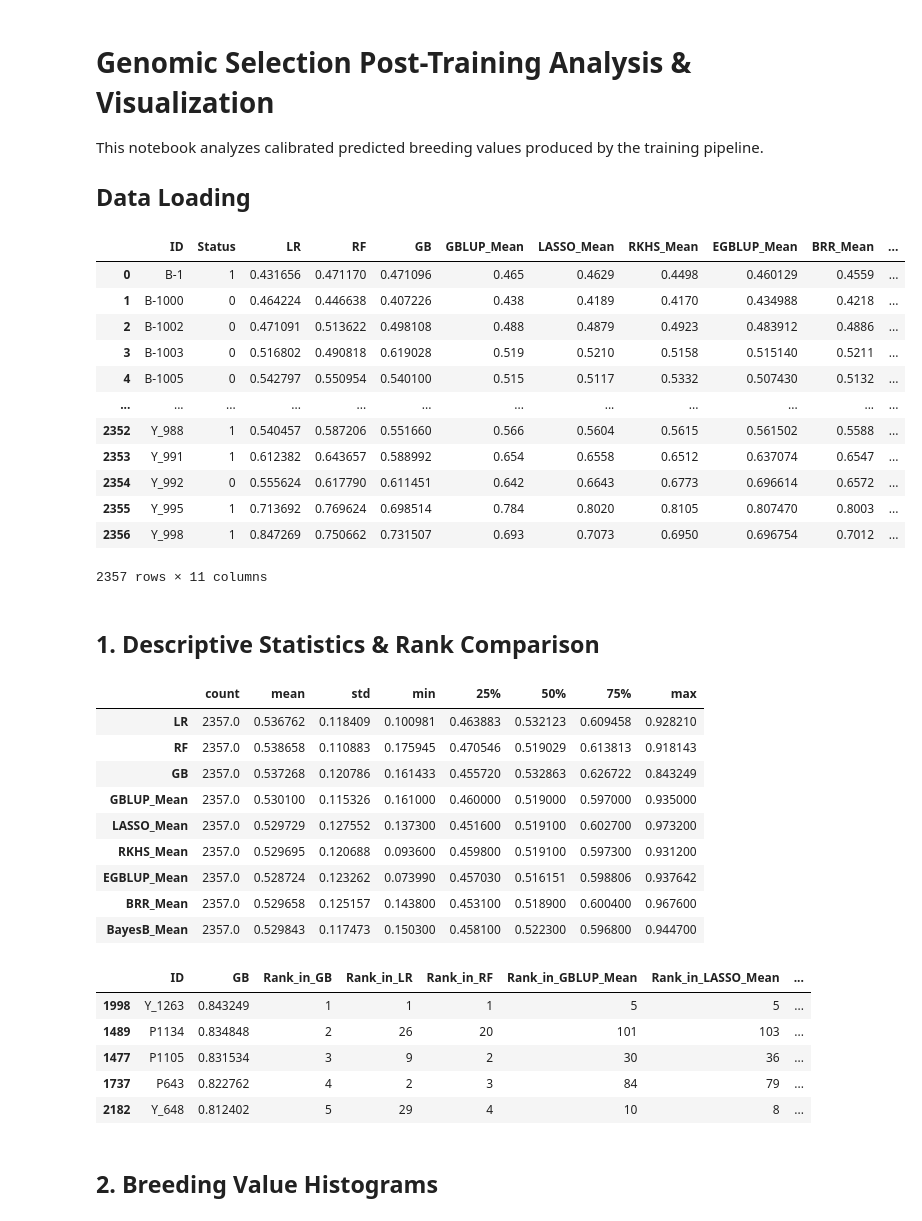
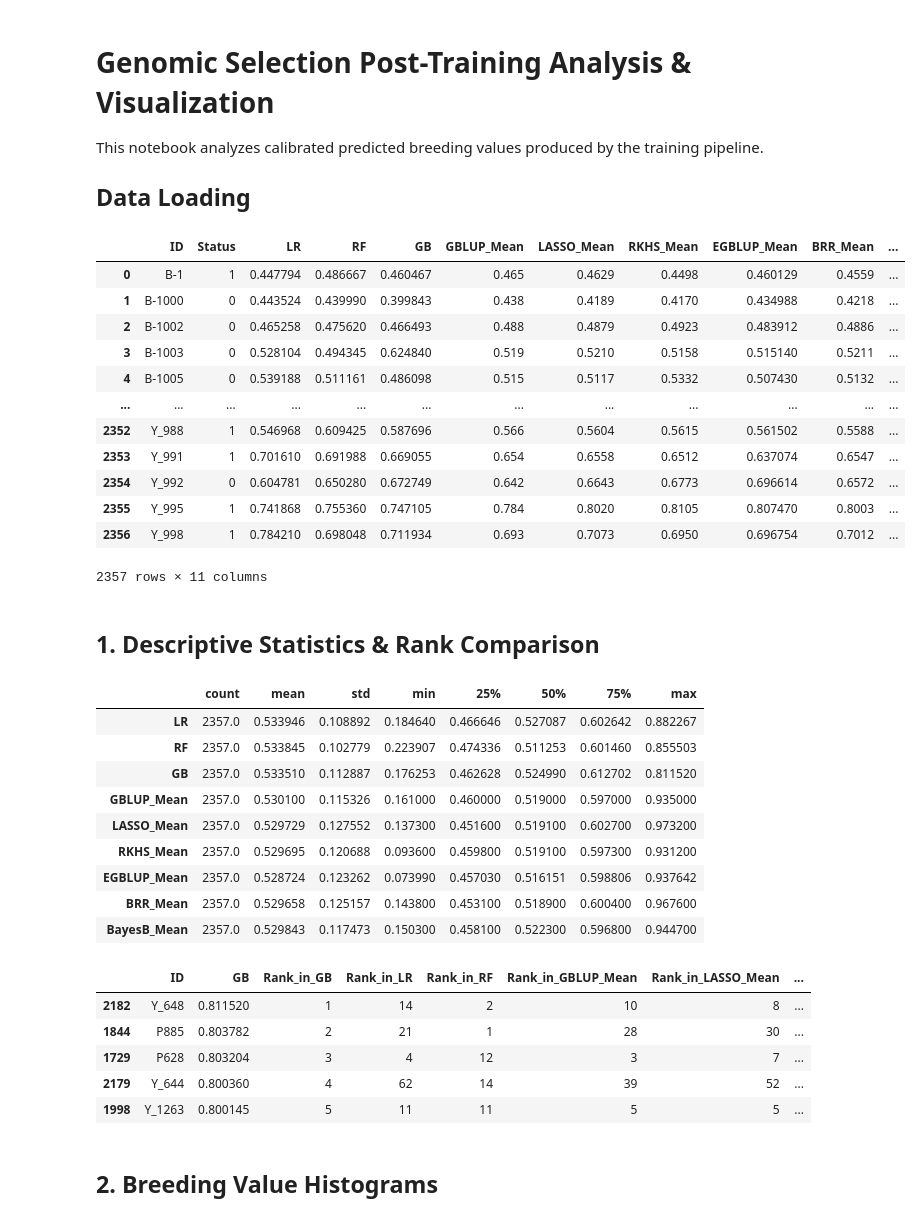
Before and after one commit to henrysun9074/gsAI, a Jupyter notebook: 03b_visualization.ipynb, the cells around one changed output. Drawn from its saved outputs; the diff is of its cells as text; code cells hidden in the pictures.

```diff
--- a/03b_visualization.ipynb
+++ b/03b_visualization.ipynb
@@ -6,31 +6,31 @@ This notebook analyzes calibrated predicted breeding values produced by the trai
 # %%
 import pandas as pd
 import numpy as np
 import matplotlib.pyplot as plt
 import seaborn as sns
 from scipy.stats import pearsonr
 
 ## update file path
-ml_path = "/work/tfs3/gsAI/gebvs/sep10_GEBVs_10foldCV.csv"
+ml_path = "/work/tfs3/gsAI/gebvs/sep11_GEBVs_10foldCV.csv"
 
 df = pd.read_csv(ml_path)
 remove = 'SD'
 drop = df.filter(regex=remove).columns
 df = df.drop(columns=drop)
 df
 # %% [output]
 |  | ID | Status | LR | RF | GB | GBLUP_Mean | LASSO_Mean | RKHS_Mean | EGBLUP_Mean | BRR_Mean | ... |
-| 0 | B-1 | 1 | 0.431656 | 0.471170 | 0.471096 | 0.465 | 0.4629 | 0.4498 | 0.460129 | 0.4559 | ... |
-| 1 | B-1000 | 0 | 0.464224 | 0.446638 | 0.407226 | 0.438 | 0.4189 | 0.4170 | 0.434988 | 0.4218 | ... |
-| 2 | B-1002 | 0 | 0.471091 | 0.513622 | 0.498108 | 0.488 | 0.4879 | 0.4923 | 0.483912 | 0.4886 | ... |
-| 3 | B-1003 | 0 | 0.516802 | 0.490818 | 0.619028 | 0.519 | 0.5210 | 0.5158 | 0.515140 | 0.5211 | ... |
-| 4 | B-1005 | 0 | 0.542797 | 0.550954 | 0.540100 | 0.515 | 0.5117 | 0.5332 | 0.507430 | 0.5132 | ... |
+| 0 | B-1 | 1 | 0.447794 | 0.486667 | 0.460467 | 0.465 | 0.4629 | 0.4498 | 0.460129 | 0.4559 | ... |
+| 1 | B-1000 | 0 | 0.443524 | 0.439990 | 0.399843 | 0.438 | 0.4189 | 0.4170 | 0.434988 | 0.4218 | ... |
+| 2 | B-1002 | 0 | 0.465258 | 0.475620 | 0.466493 | 0.488 | 0.4879 | 0.4923 | 0.483912 | 0.4886 | ... |
+| 3 | B-1003 | 0 | 0.528104 | 0.494345 | 0.624840 | 0.519 | 0.5210 | 0.5158 | 0.515140 | 0.5211 | ... |
+| 4 | B-1005 | 0 | 0.539188 | 0.511161 | 0.486098 | 0.515 | 0.5117 | 0.5332 | 0.507430 | 0.5132 | ... |
 | ... | ... | ... | ... | ... | ... | ... | ... | ... | ... | ... | ... |
-| 2352 | Y_988 | 1 | 0.540457 | 0.587206 | 0.551660 | 0.566 | 0.5604 | 0.5615 | 0.561502 | 0.5588 | ... |
-| 2353 | Y_991 | 1 | 0.612382 | 0.643657 | 0.588992 | 0.654 | 0.6558 | 0.6512 | 0.637074 | 0.6547 | ... |
-| 2354 | Y_992 | 0 | 0.555624 | 0.617790 | 0.611451 | 0.642 | 0.6643 | 0.6773 | 0.696614 | 0.6572 | ... |
-| 2355 | Y_995 | 1 | 0.713692 | 0.769624 | 0.698514 | 0.784 | 0.8020 | 0.8105 | 0.807470 | 0.8003 | ... |
-| 2356 | Y_998 | 1 | 0.847269 | 0.750662 | 0.731507 | 0.693 | 0.7073 | 0.6950 | 0.696754 | 0.7012 | ... |
+| 2352 | Y_988 | 1 | 0.546968 | 0.609425 | 0.587696 | 0.566 | 0.5604 | 0.5615 | 0.561502 | 0.5588 | ... |
+| 2353 | Y_991 | 1 | 0.701610 | 0.691988 | 0.669055 | 0.654 | 0.6558 | 0.6512 | 0.637074 | 0.6547 | ... |
+| 2354 | Y_992 | 0 | 0.604781 | 0.650280 | 0.672749 | 0.642 | 0.6643 | 0.6773 | 0.696614 | 0.6572 | ... |
+| 2355 | Y_995 | 1 | 0.741868 | 0.755360 | 0.747105 | 0.784 | 0.8020 | 0.8105 | 0.807470 | 0.8003 | ... |
+| 2356 | Y_998 | 1 | 0.784210 | 0.698048 | 0.711934 | 0.693 | 0.7073 | 0.6950 | 0.696754 | 0.7012 | ... |
 2357 rows × 11 columns
 # %% [markdown]
 ## 1. Descriptive Statistics & Rank Comparison
@@ -53,9 +53,9 @@ for model in models:
 rankings['GB'].head()
 # %% [output]
 |  | count | mean | std | min | 25% | 50% | 75% | max |
-| LR | 2357.0 | 0.536762 | 0.118409 | 0.100981 | 0.463883 | 0.532123 | 0.609458 | 0.928210 |
-| RF | 2357.0 | 0.538658 | 0.110883 | 0.175945 | 0.470546 | 0.519029 | 0.613813 | 0.918143 |
-| GB | 2357.0 | 0.537268 | 0.120786 | 0.161433 | 0.455720 | 0.532863 | 0.626722 | 0.843249 |
+| LR | 2357.0 | 0.533946 | 0.108892 | 0.184640 | 0.466646 | 0.527087 | 0.602642 | 0.882267 |
+| RF | 2357.0 | 0.533845 | 0.102779 | 0.223907 | 0.474336 | 0.511253 | 0.601460 | 0.855503 |
+| GB | 2357.0 | 0.533510 | 0.112887 | 0.176253 | 0.462628 | 0.524990 | 0.612702 | 0.811520 |
 | GBLUP_Mean | 2357.0 | 0.530100 | 0.115326 | 0.161000 | 0.460000 | 0.519000 | 0.597000 | 0.935000 |
 | LASSO_Mean | 2357.0 | 0.529729 | 0.127552 | 0.137300 | 0.451600 | 0.519100 | 0.602700 | 0.973200 |
 | RKHS_Mean | 2357.0 | 0.529695 | 0.120688 | 0.093600 | 0.459800 | 0.519100 | 0.597300 | 0.931200 |
@@ -63,11 +63,11 @@ rankings['GB'].head()
 | BRR_Mean | 2357.0 | 0.529658 | 0.125157 | 0.143800 | 0.453100 | 0.518900 | 0.600400 | 0.967600 |
 | BayesB_Mean | 2357.0 | 0.529843 | 0.117473 | 0.150300 | 0.458100 | 0.522300 | 0.596800 | 0.944700 |
 |  | ID | GB | Rank_in_GB | Rank_in_LR | Rank_in_RF | Rank_in_GBLUP_Mean | Rank_in_LASSO_Mean | ... |
-| 1998 | Y_1263 | 0.843249 | 1 | 1 | 1 | 5 | 5 | ... |
-| 1489 | P1134 | 0.834848 | 2 | 26 | 20 | 101 | 103 | ... |
-| 1477 | P1105 | 0.831534 | 3 | 9 | 2 | 30 | 36 | ... |
-| 1737 | P643 | 0.822762 | 4 | 2 | 3 | 84 | 79 | ... |
-| 2182 | Y_648 | 0.812402 | 5 | 29 | 4 | 10 | 8 | ... |
+| 2182 | Y_648 | 0.811520 | 1 | 14 | 2 | 10 | 8 | ... |
+| 1844 | P885 | 0.803782 | 2 | 21 | 1 | 28 | 30 | ... |
+| 1729 | P628 | 0.803204 | 3 | 4 | 12 | 3 | 7 | ... |
+| 2179 | Y_644 | 0.800360 | 4 | 62 | 14 | 39 | 52 | ... |
+| 1998 | Y_1263 | 0.800145 | 5 | 11 | 11 | 5 | 5 | ... |
 # %% [markdown]
 ## 2. Breeding Value Histograms
 # %%
```
Also changed, not shown: parts of 7 cells of this notebook, 2 other files.
